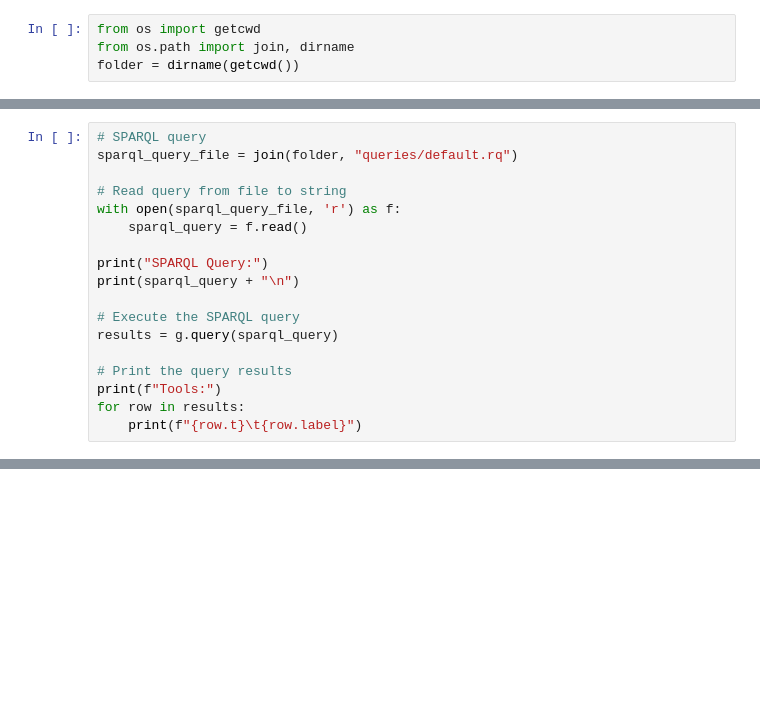
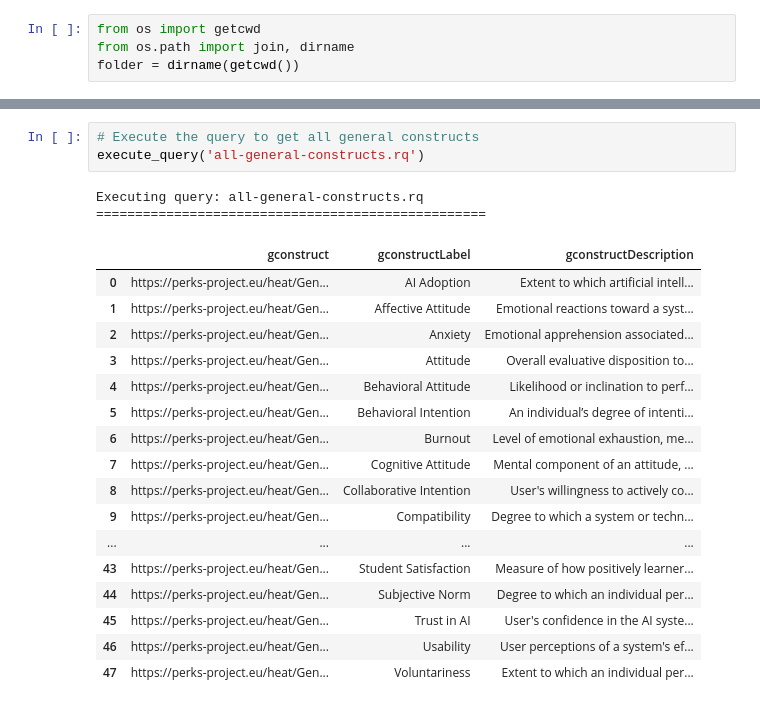
Before and after one commit to cefriel/heat-kg, a Jupyter notebook: notebooks/heat-kg.ipynb, the cells around one changed output, grey strips where cells are left out. Cells and saved outputs as stored; diff of their text form; blank space fills up the shorter version.

Commit message:
updated script and fixed some queries

```diff
--- a/notebooks/heat-kg.ipynb
+++ b/notebooks/heat-kg.ipynb
@@ -30,18 +37,0 @@ This is an example SPARQL query returning all the HEAT Tools in the KG.
-# %%
-# SPARQL query
-sparql_query_file = join(folder, "queries/default.rq")
-
-# Read query from file to string
-with open(sparql_query_file, 'r') as f:
-    sparql_query = f.read()
-
-print("SPARQL Query:")
-print(sparql_query + "\n")
-
-# Execute the SPARQL query
-results = g.query(sparql_query)
-
-# Print the query results
-print(f"Tools:")
-for row in results:
-    print(f"{row.t}\t{row.label}")
@@ -65,0 +165,23 @@ https://perks-project.eu/heat/8143811f-6114-4aa3-ab00-052b65621d3e      PSS-10 -
+# %%
+# Execute the query to get all general constructs
+execute_query('all-general-constructs.rq')
+# %% [output]
+Executing query: all-general-constructs.rq
+==================================================
+|  | gconstruct | gconstructLabel | gconstructDescription |
+| 0 | https://perks-project.eu/heat/Gen... | AI Adoption | Extent to which artificial intell... |
+| 1 | https://perks-project.eu/heat/Gen... | Affective Attitude | Emotional reactions toward a syst... |
+| 2 | https://perks-project.eu/heat/Gen... | Anxiety | Emotional apprehension associated... |
+| 3 | https://perks-project.eu/heat/Gen... | Attitude | Overall evaluative disposition to... |
+| 4 | https://perks-project.eu/heat/Gen... | Behavioral Attitude | Likelihood or inclination to perf... |
+| 5 | https://perks-project.eu/heat/Gen... | Behavioral Intention | An individual’s degree of intenti... |
+| 6 | https://perks-project.eu/heat/Gen... | Burnout | Level of emotional exhaustion, me... |
+| 7 | https://perks-project.eu/heat/Gen... | Cognitive Attitude | Mental component of an attitude, ... |
+| 8 | https://perks-project.eu/heat/Gen... | Collaborative Intention | User's willingness to actively co... |
+| 9 | https://perks-project.eu/heat/Gen... | Compatibility | Degree to which a system or techn... |
+| ... | ... | ... | ... |
+| 43 | https://perks-project.eu/heat/Gen... | Student Satisfaction | Measure of how positively learner... |
+| 44 | https://perks-project.eu/heat/Gen... | Subjective Norm | Degree to which an individual per... |
+| 45 | https://perks-project.eu/heat/Gen... | Trust in AI | User's confidence in the AI syste... |
+| 46 | https://perks-project.eu/heat/Gen... | Usability | User perceptions of a system's ef... |
+| 47 | https://perks-project.eu/heat/Gen... | Voluntariness | Extent to which an individual per... |
```
Also changed, not shown: parts of 26 cells of this notebook, 8 other files.
